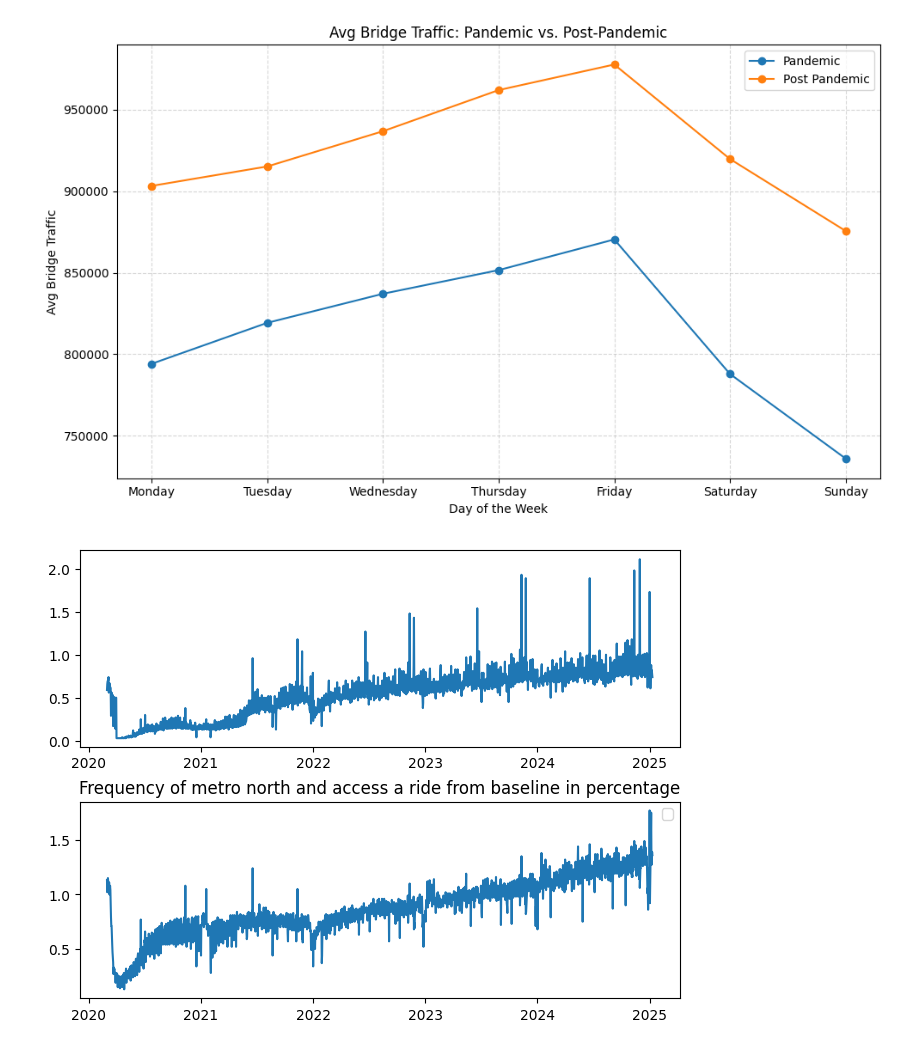
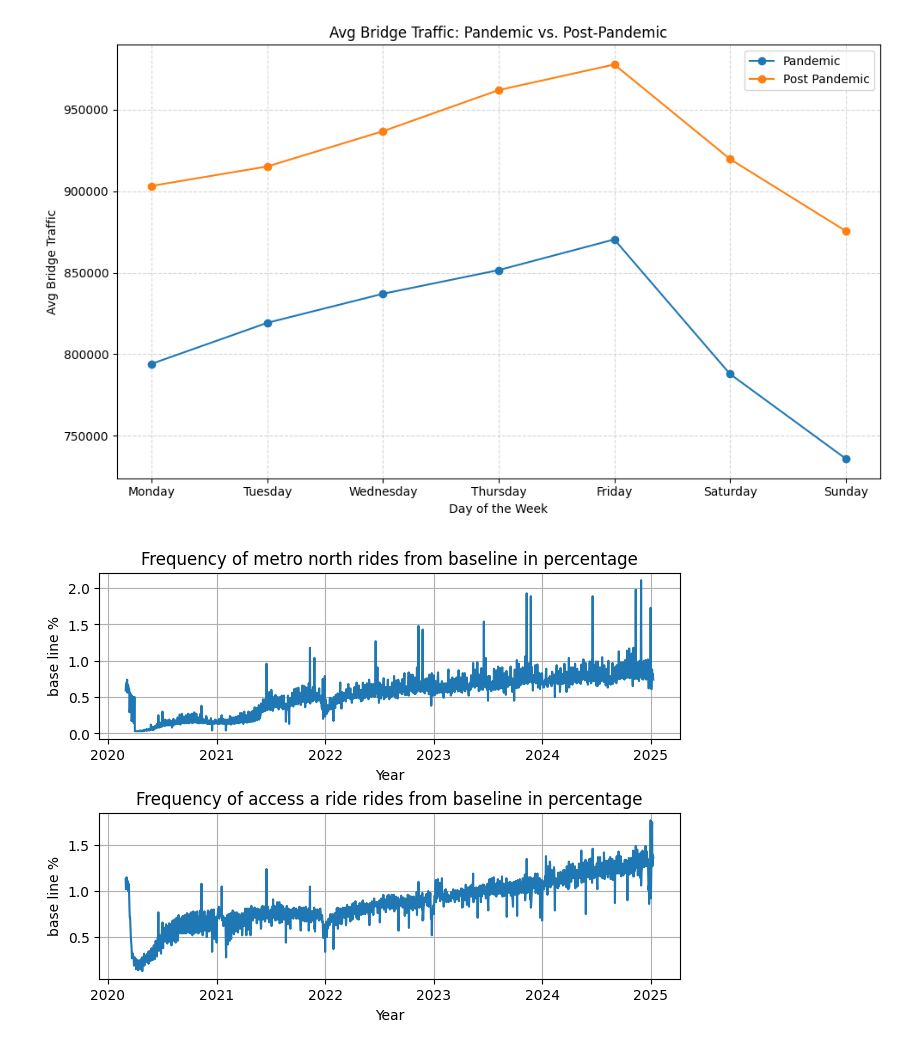
Before and after one commit to Reggie-Amedee-Tech/phase_1_project, a Jupyter notebook: notebooks/Reggie_eda.ipynb, the cells around one changed output. Cells and saved outputs as stored; diff of their text form; code cells hidden in the pictures.

```diff
--- a/notebooks/Reggie_eda.ipynb
+++ b/notebooks/Reggie_eda.ipynb
@@ -88,13 +88,22 @@ plt.show()
 [figure]
 # %%
 fig, (ax1, ax2) = plt.subplots(2, 1, layout='constrained')
-ax1.plot(df["date"], df["metro_north_of_comparable_pre_pandemic_day"], label="YO")
+
+ax1.plot(df["date"], df["metro_north_of_comparable_pre_pandemic_day"])
 ax2.plot(df["date"], df["access_a_ride_of_comparable_pre_pandemic_day"])
 
+ax1.set_title("Frequency of metro north rides from baseline in percentage")
+ax2.set_title("Frequency of access a ride rides from baseline in percentage")
 
-plt.legend()
+ax1.set_xlabel("Year")
+ax2.set_xlabel("Year")
+
+ax1.set_ylabel("base line %")
+ax2.set_ylabel("base line %")
+
+ax1.grid()
+ax2.grid()
+
 plt.show()
-
-df.head()
 # %% [output]
-[figure, old version]
+[figure, new version]
```
Also changed, not shown: parts of 1 cell of this notebook.
